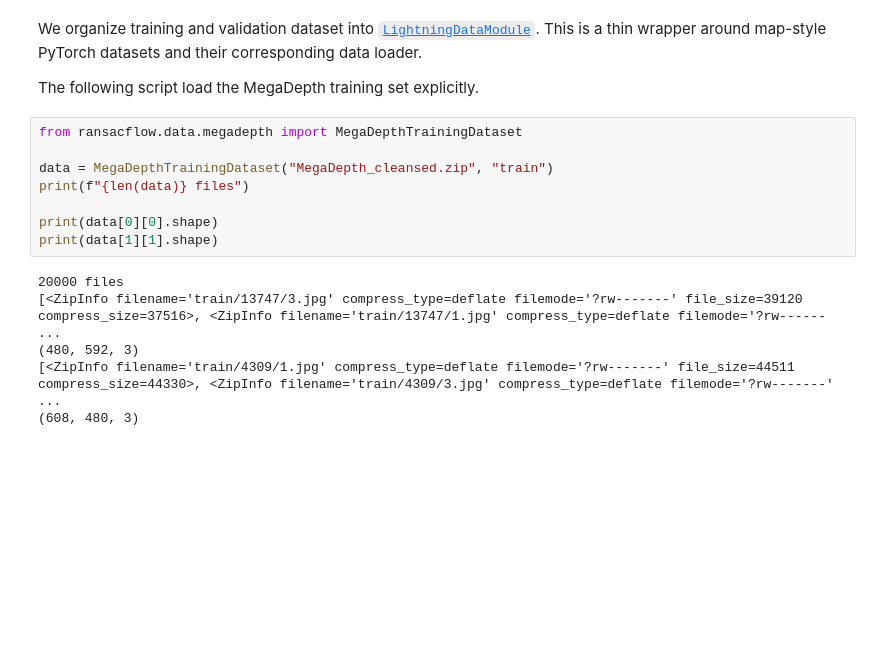
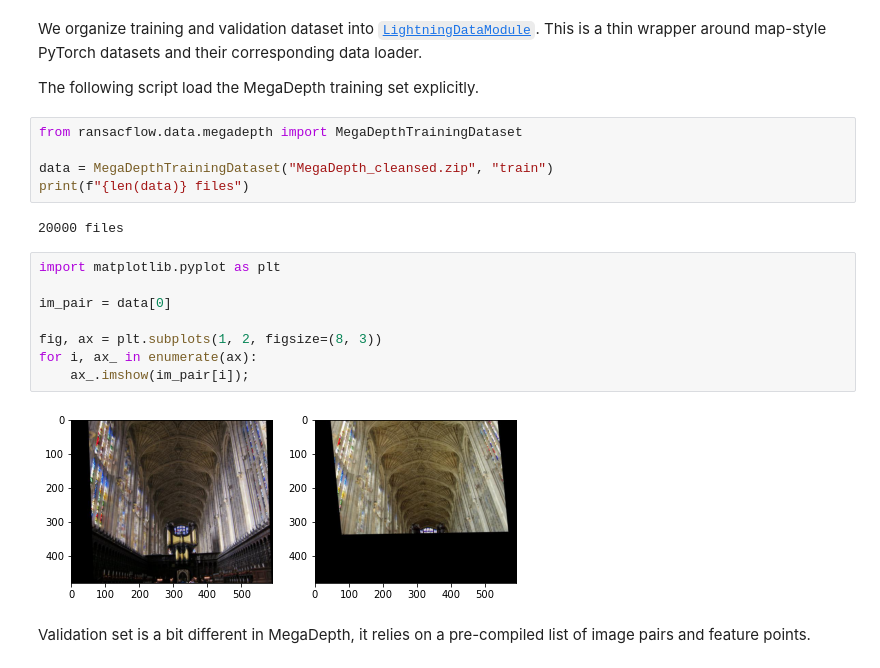
Before and after one commit to y3nr1ng/RANSAC-Flow, a Jupyter notebook: notebooks/0_Load data.ipynb, the cells around one changed output. Drawn from its saved outputs; the diff is of its cells as text; blank space fills up the shorter version.

```diff
--- a/notebooks/0_Load data.ipynb
+++ b/notebooks/0_Load data.ipynb
@@ -30,12 +30,17 @@ from ransacflow.data.megadepth import MegaDepthTrainingDataset
 
 data = MegaDepthTrainingDataset("MegaDepth_cleansed.zip", "train")
 print(f"{len(data)} files")
-
-print(data[0][0].shape)
-print(data[1][1].shape)
 # %% [output]
 20000 files
-[<ZipInfo filename='train/13747/3.jpg' compress_type=deflate filemode='?rw-------' file_size=39120 compress_size=37516>, <ZipInfo filename='train/13747/1.jpg' compress_type=deflate filemode='?rw------ ...
-(480, 592, 3)
-[<ZipInfo filename='train/4309/1.jpg' compress_type=deflate filemode='?rw-------' file_size=44511 compress_size=44330>, <ZipInfo filename='train/4309/3.jpg' compress_type=deflate filemode='?rw-------' ...
-(608, 480, 3)
+# %%
+import matplotlib.pyplot as plt
+
+im_pair = data[0]
+
+fig, ax = plt.subplots(1, 2, figsize=(8, 3))
+for i, ax_ in enumerate(ax):
+    ax_.imshow(im_pair[i]);
+# %% [output]
+[figure, added]
+# %% [markdown]
+Validation set is a bit different in MegaDepth, it relies on a pre-compiled list of image pairs and feature points.
```
Also changed, not shown: parts of 2 cells of this notebook, 2 other files.
